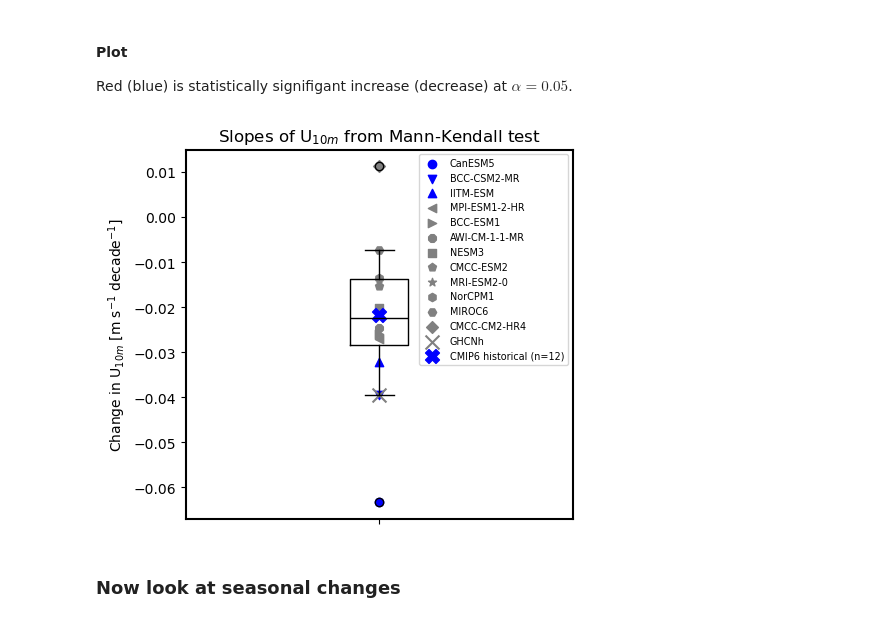
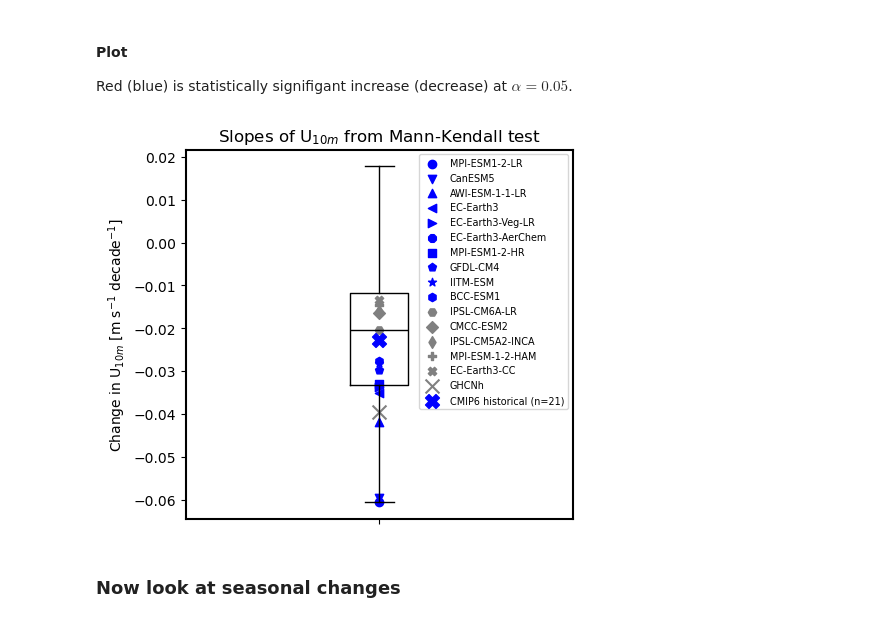
Before and after one commit to ivalencius/GPLLJ, a Jupyter notebook: src/GHCNh_cna.ipynb, the cells around one changed output. Saved outputs shown, nothing was run; the diff lists cells and outputs as text; code cells hidden in the pictures.

```diff
--- a/src/GHCNh_cna.ipynb
+++ b/src/GHCNh_cna.ipynb
@@ -771,39 +724,39 @@ print(model_names)
 import pandas as pd
 import xarray as xr
 from tqdm import tqdm
-# Bounds for the region (CNA)
-bnds = [-105+360, -90+360, 25, 50] # [xmin, xmax, ymin, ymax]
+import regionmask
+
 if not os.path.exists(CMIP6_FILE):
+    grid_da = xr.load_dataset(os.path.join(DATA_DIR, 'CNA_grid.nc'))
     dsets = []
+    models = []
     # Station data starts at 1979
     for key in tqdm(dset_dict.keys()):
-        # AMIP code (outdated)
-        # subset = (
-        #     dset_dict[key]
-        #     .convert_calendar('standard', use_cftime=False, align_on='date') # 'date': This option is best used with data on a frequency coarser than daily.
-        #     .sel(x=slice(bnds[0], bnds[1]), y=slice(bnds[2], bnds[3]))
-        #     .resample(time='1ME').mean() # Get all months on the same day
-        #     .squeeze()
-        # ).compute()
-
+        if key == 'CMIP.NOAA-GFDL.GFDL-CM4.historical.day.gr1': # no ('ua', 'va')
+            continue
         # CMIP6 historical code
         # Station data starts at 1979
+        ds = dset_dict[key]
         subset = (
-            dset_dict[key]
+            ds
             .convert_calendar('standard', use_cftime=False, align_on='year') # 'year': This option is best used for daily/subdaily
             .sel(time=slice('1979', '2014'))
-            .sel(x=slice(bnds[0], bnds[1]), y=slice(bnds[2], bnds[3]))
+            # Wind speed on surface
             .assign(sfcWind=lambda x: np.sqrt(x['uas']**2 + x['vas']**2))
+            # Wind speed on pressure levels
+            .assign(pWind=lambda x: np.sqrt(x['ua']**2 + x['va']**2))
+            .interp_like(grid_da, method='linear') # clips and regrids
             .squeeze()
         ).compute()
-        # Ensure there are no grid issues like 'ACCESS-ESM1-5'
+        ### mask to only land
+        land = regionmask.defined_regions.natural_earth_v5_0_0.land_110.mask(subset.x, subset.y)
+        subset = subset.where(land == 0, drop=True)
+        # Ensure there are no weird issues where things are nan everywhere
         if subset.sfcWind.max() >= 0:
             dsets.append(subset)
+            models.append(key)
         else:
             print(key)
     # Save file
-    ds = xr.concat(dsets, pd.Index(model_names, name='source_id'), coords='minimal', compat='override') # override to ignore `lat_bounds`
+    ds = xr.concat(dsets, pd.Index([m.split('.')[2] for m in models], name='source_id'), coords='minimal', compat='override') # override to ignore `lat_bounds`
     ds.to_netcdf(CMIP6_FILE)
-# Now load
-ds = xr.load_dataset(CMIP6_FILE).resample(time='1ME').mean()
-ds
@@ -827,0 +767,4 @@ Coordinates: (12/13)
+# %%
+# Now load
+ds = xr.open_dataset(CMIP6_FILE, chunks='auto')
+ds
@@ -844,7 +805,7 @@ print(result_s)
 
 # CMIP6 historical data (suffix `_a`)
 weights = np.cos(np.deg2rad(ds.y))
-spatial_avg = ds.sfcWind.weighted(weights).mean(['x', 'y']).resample(time='1YE').mean()
+spatial_avg = ds.sfcWind.weighted(weights).mean(['x', 'y']).resample(time='1YE').mean().compute()
 all_mean = spatial_avg.mean('source_id')
 all_stderr = spatial_avg.std('source_id')/np.sqrt(len(ds.source_id))
 # x_a = all_mean.time.to_numpy()
@@ -981,33 +944,33 @@ Red (blue) is statistically signifigant increase (decrease) at $\alpha=0.05$.
 # %%
 slopes = df_mk['slope'].to_numpy()*10
 trends = df_mk['trend'].to_numpy()
 source_ids = df_mk['source_id'].to_numpy()
 filled_markers = ['o', 'v', '^', '<', '>', '8', 's', 'p', '*', 'h', 'H', 'D', 'd', 'P', 'X'][:len(slopes)]
 fig, ax = plt.subplots(figsize=(5, 4.8))
-box_plot = ax.boxplot(slopes)
+box_plot = ax.boxplot(slopes, showfliers=False)
 box_plot['medians'][0].set_color('black')
 for slope, trend, source_id, marker in zip(slopes, trends, source_ids, filled_markers):
     if trend == 'increasing':
         ax.scatter(1, slope, marker=marker, color='r', label=source_id)
     elif trend == 'no trend':
         ax.scatter(1, slope, marker=marker, color='gray', label=source_id)
     elif trend == 'decreasing':
         ax.scatter(1, slope, marker=marker, color='blue', label=source_id)
 # Now plot station data
 ax.scatter(1, result_s.slope*10, marker='x', color='gray', s=100, label='GHCNh')
 # Now plot CMIP6 historical data
 ax.scatter(1, result_a.slope*10, marker='X', color='blue', s=100, label=f'CMIP6 historical (n={len(ds.source_id)})')
 ax.legend()
 ax.set_xticklabels('')
 ax.set_ylabel('Change in U$_{10m}$ [m s$^{-1}$ decade$^{-1}$]')
 ax.set_title('Slopes of U$_{10m}$ from Mann-Kendall test')
 plt.legend(fontsize='x-small')
 for spine in ax.spines.values():
         spine.set_linewidth(1.5)
 plt.savefig(os.path.join(FIG_DIR, 'GHCNh_CMIP6historical_cna_yearly_mk_boxplot.png'), dpi=300)
 plt.show()
 # %% [output]
-[figure, old version]
+[figure, new version]
 # %% [markdown]
 ### Now look at seasonal changes
 # %%
```
Also changed, not shown: parts of 33 cells of this notebook, 9 other files.
